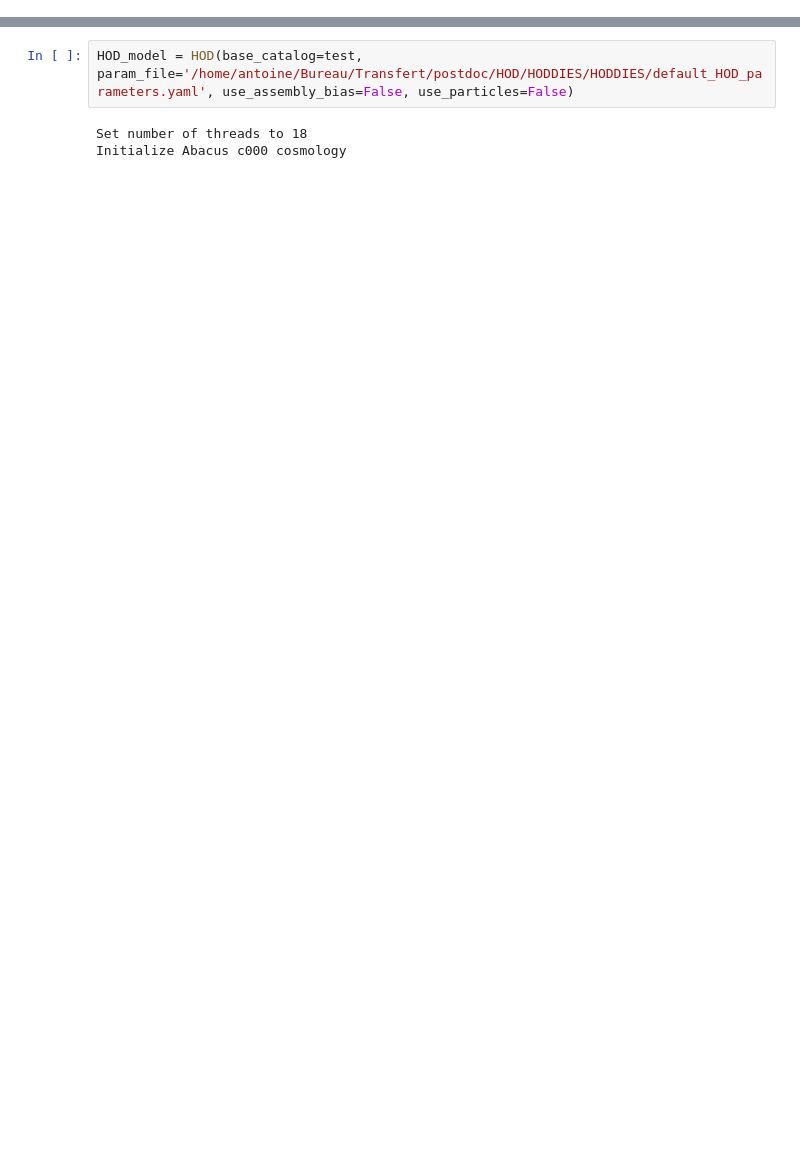
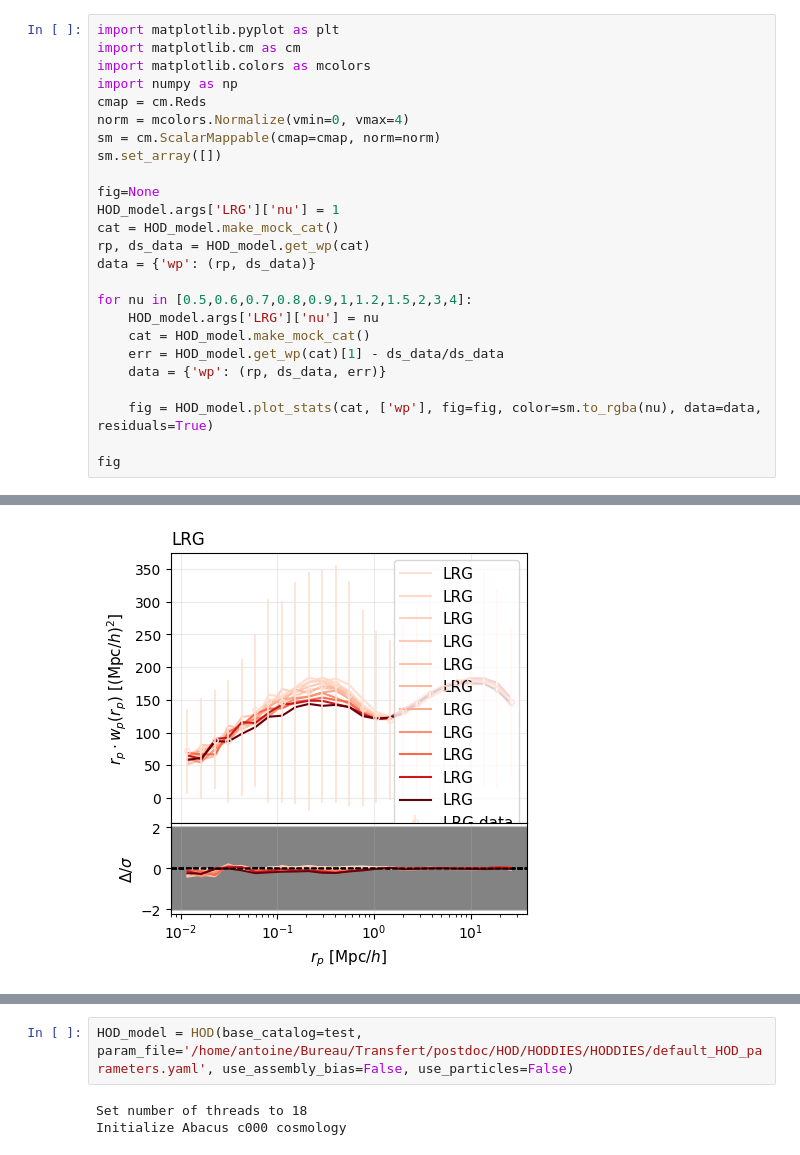
Before and after one commit to antoine-rocher/HODDIES, a Jupyter notebook: HODDIES/test.ipynb, the cells around one changed output, grey strips where cells are left out. Drawn from its saved outputs; the diff is of its cells as text; blank space fills up the shorter version.

```diff
--- a/HODDIES/test.ipynb
+++ b/HODDIES/test.ipynb
@@ -28,0 +233,26 @@ test=AbacusSummitSim(**default_abacus_param)
+# %%
+import matplotlib.pyplot as plt
+import matplotlib.cm as cm
+import matplotlib.colors as mcolors
+import numpy as np
+cmap = cm.Reds
+norm = mcolors.Normalize(vmin=0, vmax=4)
+sm = cm.ScalarMappable(cmap=cmap, norm=norm)
+sm.set_array([])
+
+fig=None
+HOD_model.args['LRG']['nu'] = 1
+cat = HOD_model.make_mock_cat()
+rp, ds_data = HOD_model.get_wp(cat)
+data = {'wp': (rp, ds_data)}
+
+for nu in [0.5,0.6,0.7,0.8,0.9,1,1.2,1.5,2,3,4]:
+    HOD_model.args['LRG']['nu'] = nu
+    cat = HOD_model.make_mock_cat()
+    err = HOD_model.get_wp(cat)[1] - ds_data/ds_data
+    data = {'wp': (rp, ds_data, err)}
+
+    fig = HOD_model.plot_stats(cat, ['wp'], fig=fig, color=sm.to_rgba(nu), data=data, residuals=True)
+
+fig
+# %% [output]
@@ -28,0 +276 @@ test=AbacusSummitSim(**default_abacus_param)
+[figure, added]
```
Also changed, not shown: parts of 29 cells of this notebook, 2 other files.
